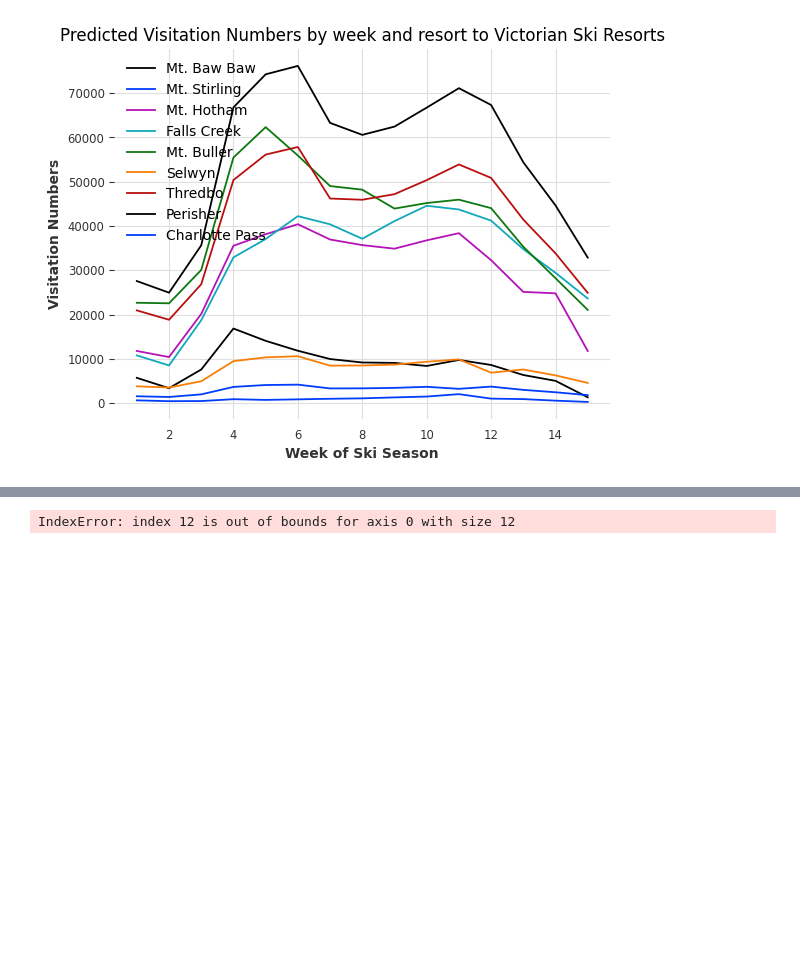
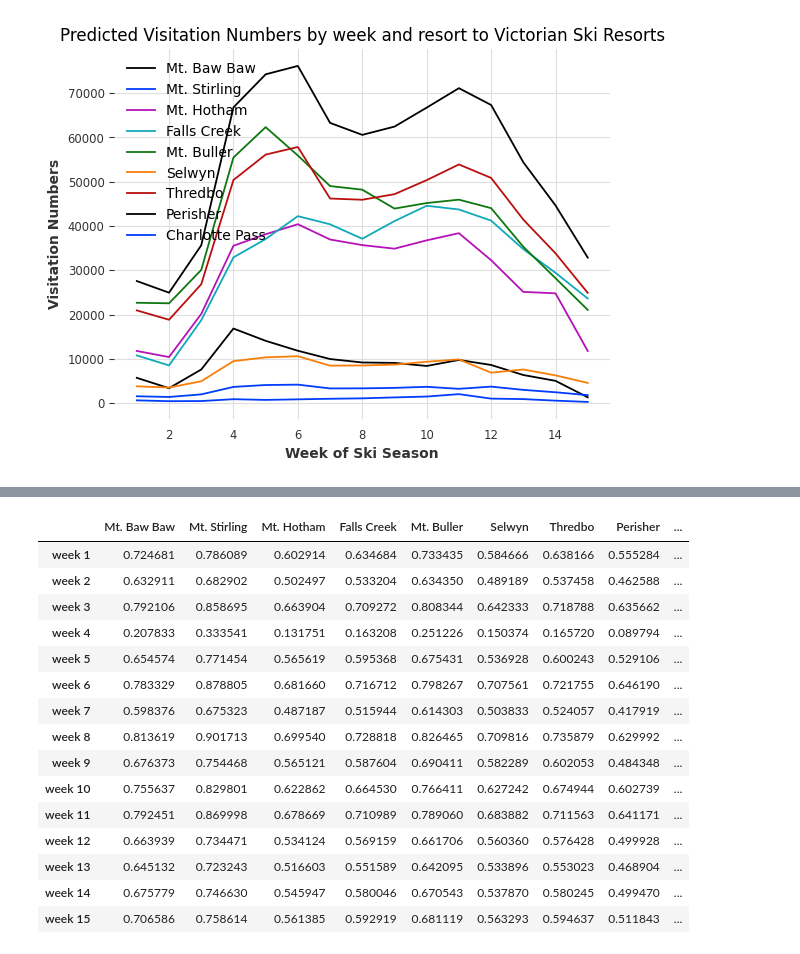
Before and after one commit to affogato-lab/datathon-braincells, a Jupyter notebook: visitation_data_cleaning_and_scoring.ipynb, the cells around one changed output, grey strips where cells are left out. Drawn from its saved outputs; the diff is of its cells as text; code cells hidden in the pictures; blank space fills up the shorter version.

```diff
--- a/visitation_data_cleaning_and_scoring.ipynb
+++ b/visitation_data_cleaning_and_scoring.ipynb
@@ -147,11 +147,11 @@ print(np.amin(predicted_visitations/areas))
 #Computing Score for each resort/week pair
 
 def meanTempScore(x):
-  score = -7e-05*x**4 - 0.0036*x**3 - 0.0566*x**2 - 0.2419*x + 0.7369
+  score = -5e-05*x**4 - 0.0027*x**3 - 0.0421*x**2 - 0.1524*x + 0.9099
   return score
 
 def precipScore(x):
-  score = 8e-11*x**5 - 5e-08*x**4 + 1e-05*x**3 - 0.0015*x**2 + 0.066*x - 5e-12
+  score = -3e-12*x**5 + 2e-09*x**4 - 5e-07*x**3 + 1e-05*x**2 + 0.0101*x + 0.0042
   return score
 
 def reviewScore(x):
@@ -173,27 +173,45 @@ def visitScore(x):
 def Score(week,resort,temp_fc,precip_fc,reviews_fc,price,dist,visits):
 
   Tmean = meanTempScore(temp_fc[week])
+  #print("t mean = "+str(Tmean))
 
   precip = precipScore(precip_fc[week])
+  #print("precip = " +str(precip))
 
   review = reviewScore(reviews_fc[week,resort])
-
+  #print("review = "+str(review))
   price = priceScore(price[resort])
-
+  #print("price = "+str(price))
   dist = distScore(dist[resort])
-
+  #print("dist = "+str(dist))
   areas = np.array([350000,600000,3200000,4500000,3000000,450000,4800000,12450000,500000])
   visit = visitScore(visits[week,resort]/areas[resort])
-
-  a = np.array([1/6]*6) #weightings
-  b = np.array([Tmean,precip,review,price,dist,visit])
-  score = np.dot(a,b)
+  #print("visit = "+str(visit))
+  a = 1/6 #weightings
+  score = 0.2*Tmean+0.2*precip+0.25*review+0.15*price+0.05*dist+0.15*visit
   return score
 # %%
 #computing scores
 
-precip_fc = pd.read_csv("/content/rainfall_forecast_simple.csv").to_numpy()[:,3]
-temp_fc = pd.read_csv("/content/temperature_forecast_final.csv").to_numpy()[:,1]
+precip_fc = pd.read_csv("/content/rainfall_15weeks_forecast.csv").to_numpy()[:,1]
+print(precip_fc)
+#temp_fc = pd.read_csv("/content/temperature_15weeks_forecast.csv").to_numpy()[:,1]
+temp_fc = [1.88122268230964,
+1.18032827377019,
+-0.0990896147042328,
+-0.689739229024944,
+-0.376490414347557,
+-0.145607500246476,
+0.117020050773934,
+-0.859366373360938,
+0.433369518019973,
+0.981142467676761,
+0.40758838109712,
+1.3563235755295,
+2.4859641108216300,
+2.24014318891509,
+2.1027187263794400,
+3.58486252834467]
 reviews_fc = pd.read_csv("/content/predicted_rating.csv").to_numpy()[:,1:]
 
 pd_data = pd.read_csv("/content/Price and Distance Data.csv").to_numpy()[:,1:]
@@ -201,13 +219,15 @@ price = pd_data[0,:]
 dist = pd_data[1,:]
 visits = predicted_visitations
 
-
-print(precip_fc)
-print(temp_fc)
-print(visits)
-
 scores = np.zeros((len(weeks),len(resorts)))
 for i in range(len(weeks)):
   for j in range(len(resorts)):
-    scores[i,j] = Score(i,j,temp_fc,precip_fc,reviews_fc,price,dist,visits)
+    score = Score(i,j,temp_fc,precip_fc,reviews_fc,price,dist,visits)
+    scores[i,j] = score
+
+weeks_name = ['week 1','week 2','week 3','week 4','week 5','week 6','week 7','week 8','week 9','week 10','week 11','week 12','week 13','week 14','week 15']
+scores_df=pd.DataFrame(scores,columns=resorts,index=weeks_name)
+print(scores_df.stack().idxmax())
+scores_df.style.background_gradient(cmap ='plasma')\
+        .set_properties(**{'font-size': '20px'})
 # %% [output]
@@ -231 +237,16 @@ for i in range(len(weeks)):
-IndexError: index 12 is out of bounds for axis 0 with size 12
+|  | Mt. Baw Baw | Mt. Stirling | Mt. Hotham | Falls Creek | Mt. Buller | Selwyn | Thredbo | Perisher | ... |
+| week 1 | 0.724681 | 0.786089 | 0.602914 | 0.634684 | 0.733435 | 0.584666 | 0.638166 | 0.555284 | ... |
+| week 2 | 0.632911 | 0.682902 | 0.502497 | 0.533204 | 0.634350 | 0.489189 | 0.537458 | 0.462588 | ... |
+| week 3 | 0.792106 | 0.858695 | 0.663904 | 0.709272 | 0.808344 | 0.642333 | 0.718788 | 0.635662 | ... |
+| week 4 | 0.207833 | 0.333541 | 0.131751 | 0.163208 | 0.251226 | 0.150374 | 0.165720 | 0.089794 | ... |
+| week 5 | 0.654574 | 0.771454 | 0.565619 | 0.595368 | 0.675431 | 0.536928 | 0.600243 | 0.529106 | ... |
+| week 6 | 0.783329 | 0.878805 | 0.681660 | 0.716712 | 0.798267 | 0.707561 | 0.721755 | 0.646190 | ... |
+| week 7 | 0.598376 | 0.675323 | 0.487187 | 0.515944 | 0.614303 | 0.503833 | 0.524057 | 0.417919 | ... |
+| week 8 | 0.813619 | 0.901713 | 0.699540 | 0.728818 | 0.826465 | 0.709816 | 0.735879 | 0.629992 | ... |
+| week 9 | 0.676373 | 0.754468 | 0.565121 | 0.587604 | 0.690411 | 0.582289 | 0.602053 | 0.484348 | ... |
+| week 10 | 0.755637 | 0.829801 | 0.622862 | 0.664530 | 0.766411 | 0.627242 | 0.674944 | 0.602739 | ... |
+| week 11 | 0.792451 | 0.869998 | 0.678669 | 0.710989 | 0.789060 | 0.683882 | 0.711563 | 0.641171 | ... |
+| week 12 | 0.663939 | 0.734471 | 0.534124 | 0.569159 | 0.661706 | 0.560360 | 0.576428 | 0.499928 | ... |
+| week 13 | 0.645132 | 0.723243 | 0.516603 | 0.551589 | 0.642095 | 0.533896 | 0.553023 | 0.468904 | ... |
+| week 14 | 0.675779 | 0.746630 | 0.545947 | 0.580046 | 0.670543 | 0.537870 | 0.580245 | 0.499470 | ... |
+| week 15 | 0.706586 | 0.758614 | 0.561385 | 0.592919 | 0.681119 | 0.563293 | 0.594637 | 0.511843 | ... |
```
Also changed, not shown: parts of 1 cell of this notebook.
